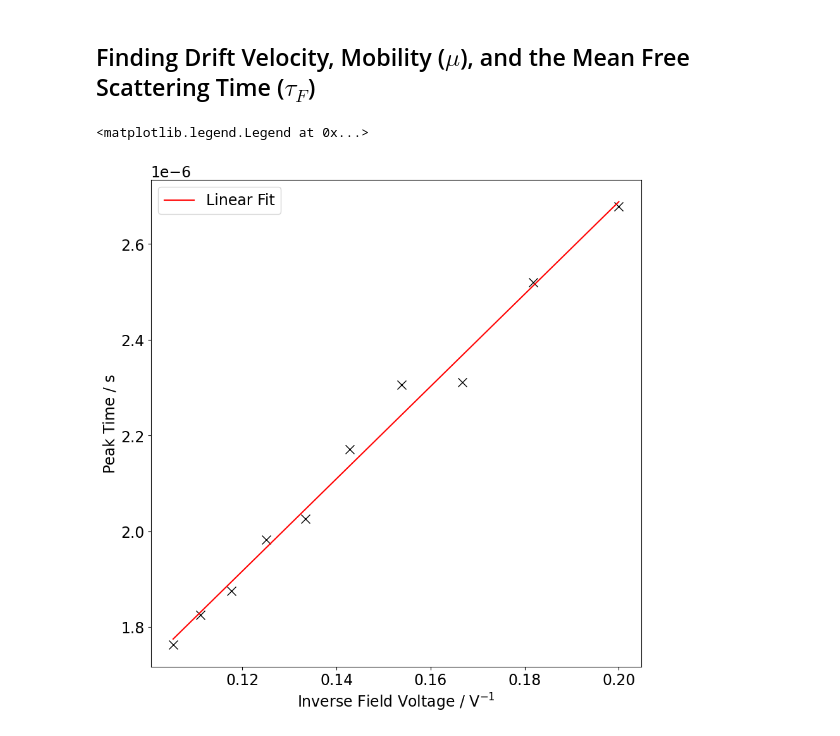
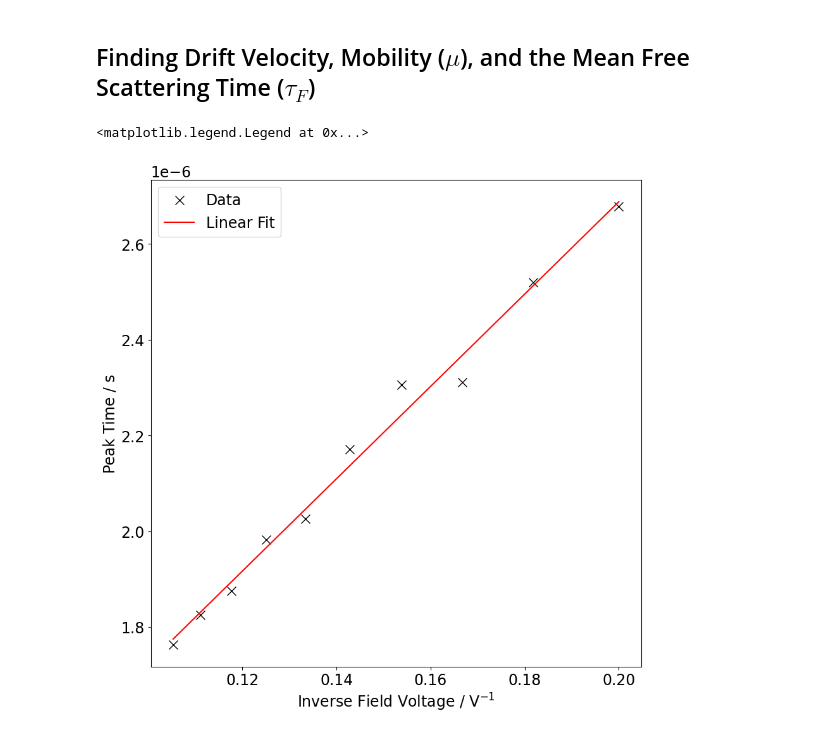
Before and after one commit to tresul03/The-Haynes-Shockley-Experiment-, a Jupyter notebook: src/analysis.ipynb, the cells around one changed output. Cells and saved outputs as stored; diff of their text form; code cells hidden in the pictures.

```diff
--- a/src/analysis.ipynb
+++ b/src/analysis.ipynb
@@ -20,6 +20,7 @@ for filename in os.listdir(directory):
 # %%
 gaussian = lambda x, a, b, c, d: a * np.exp(-((x-b)/c)**2) + d
 peak_times = np.array([])
+peak_time_vs_pulse_duration = {}
 
 for filename, df in c3_data.items():
 
@@ -40,7 +41,7 @@ for filename, df in c3_data.items():
 
     df_curve = df[df["Source"] >= 1e-6].reset_index(drop=True) # only look at curve after 1.5us
     max_index = df_curve["CH2"].idxmax() # index of ampltiude of curve
-    max_time = df_curve["Source"][max_index] # time of amplitude of curve
+    max_time = np.float64(df_curve["Source"][max_index]) # time of amplitude of curve
     peak_times = np.append(peak_times, max_time)
 
     ax2.plot(
@@ -54,6 +55,8 @@ for filename, df in c3_data.items():
     )
 
     popt, pcov = curve_fit(gaussian, df_curve["Source"], df_curve["CH2"], maxfev=50000, p0=[1, np.mean(df_curve["Source"]), np.std(df_curve["Source"]), 0])
+    pulse_duration = 2 * np.sqrt(2 * np.log(2)) * popt[2]
+    peak_time_vs_pulse_duration[max_time] = pulse_duration
 
     ax2.plot(
         df_curve["Source"],
@@ -93,34 +96,35 @@ linear = lambda m,x,c: m*x+c
 c3_voltages = np.linspace(3, 10, 15)
 voltage_time_dict = dict(zip(peak_times, c3_voltages))
 d_3 = 375e-6 # distance between emitter and contact 3 (C3)
 
 fig = plt.figure(figsize=(10, 10))
 ax1 = fig.add_subplot(1, 1, 1)
 
 ax1.plot(
     c3_voltages[4:-1]**-1,
     peak_times[4:-1],
     color="black",
     ls="None",
     marker="x",
+    label="Data",
     markersize=10,
 )
 
 popt, pcov = curve_fit(linear, c3_voltages[4:-1]**-1, peak_times[4:-1], maxfev=50000)
 ax1.plot(
     c3_voltages[4:-1]**-1,
     linear(c3_voltages[4:-1]**-1, *popt),
     label="Linear Fit",
     color="red",
     ls="-",
 )
 
 ax1.set_xlabel("Inverse Field Voltage / V$^{-1}$")
 ax1.set_ylabel("Peak Time / s")
 ax1.legend()
 # %% [output]
 <matplotlib.legend.Legend at 0x...>
-[figure, old version]
+[figure, new version]
 # %%
 mobility = (d_3 * 950e-6) / popt[0]
 mobility_uncertainty = mobility * (pcov[0][0]**0.5) / popt[0]
```
Also changed, not shown: parts of 4 cells of this notebook.
